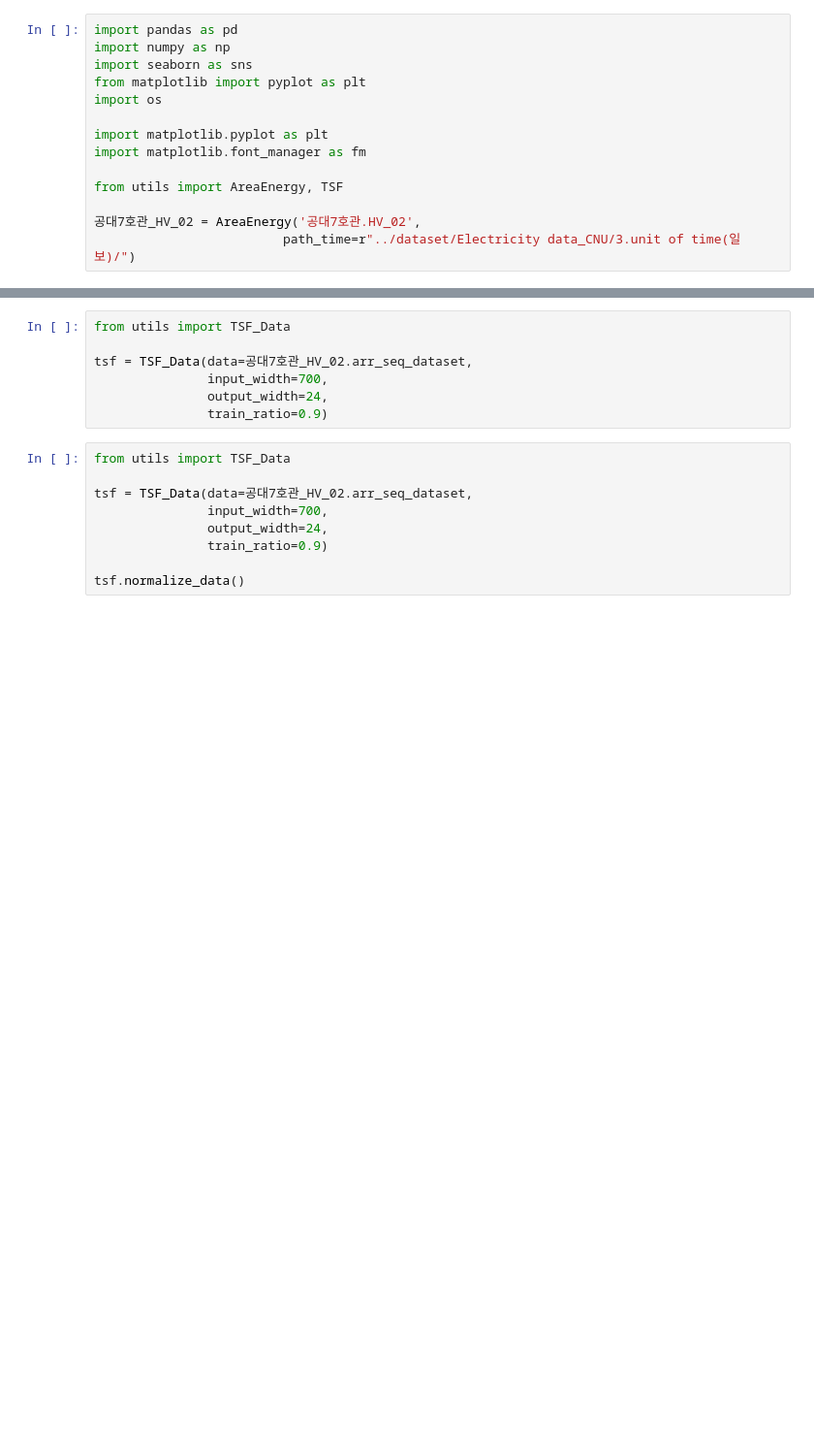
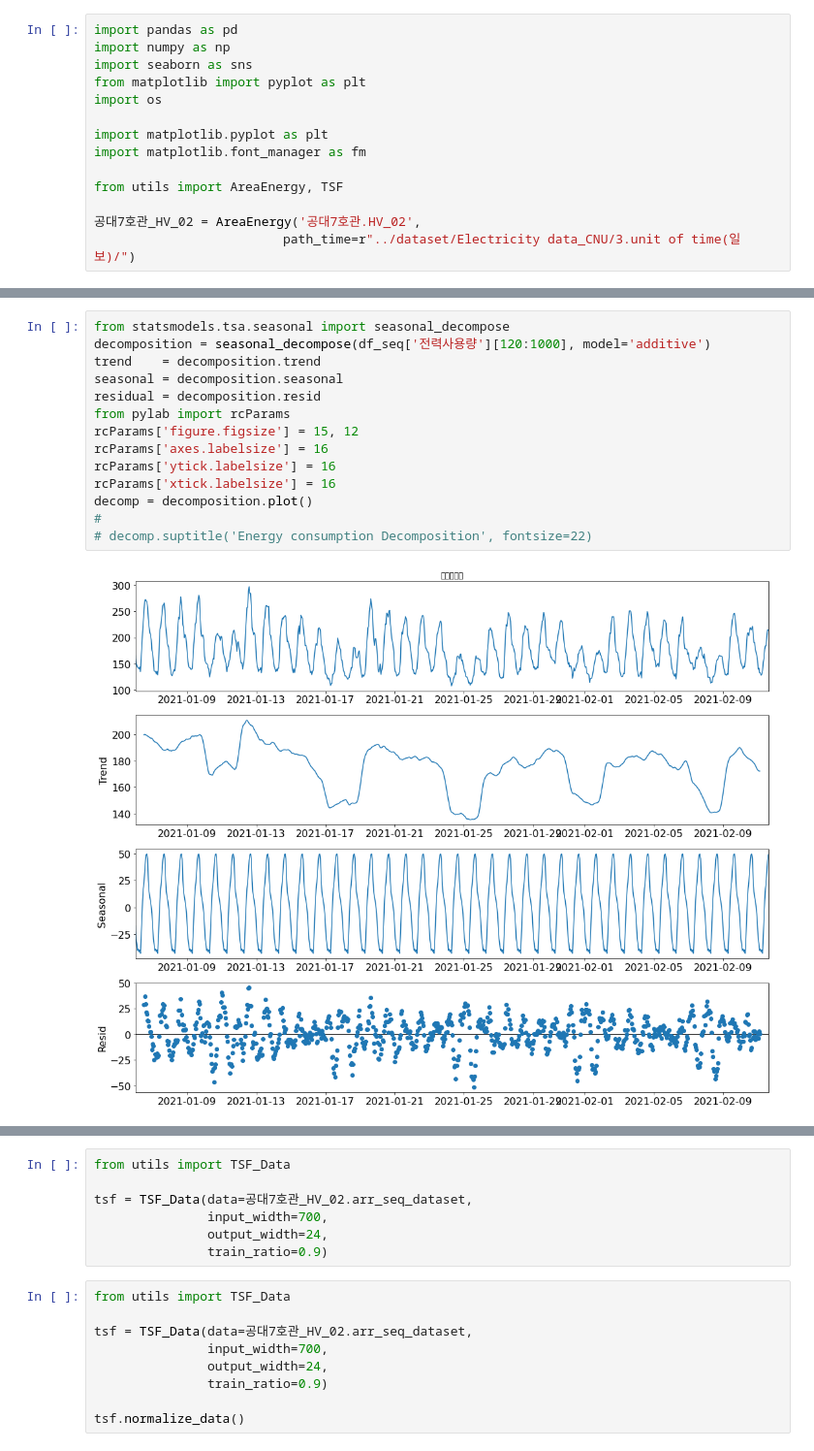
Before and after one commit to andrewlee1807/TSDatasets, a Jupyter notebook: cnu_power_consumption.ipynb, the cells around one changed output, grey strips where cells are left out. Shown at 97% size. Cells and saved outputs as stored; diff of their text form; blank space fills up the shorter version.

```diff
--- a/cnu_power_consumption.ipynb
+++ b/cnu_power_consumption.ipynb
@@ -29,3 +41,19 @@ plt.show()
+# %%
+from statsmodels.tsa.seasonal import seasonal_decompose
+decomposition = seasonal_decompose(df_seq['전력사용량'][120:1000], model='additive')
+trend    = decomposition.trend
+seasonal = decomposition.seasonal
+residual = decomposition.resid
+from pylab import rcParams
+rcParams['figure.figsize'] = 15, 12
+rcParams['axes.labelsize'] = 16
+rcParams['ytick.labelsize'] = 16
+rcParams['xtick.labelsize'] = 16
+decomp = decomposition.plot()
+#
+# decomp.suptitle('Energy consumption Decomposition', fontsize=22)
+# %% [output]
+[figure, added]
 # %%
 # input_width = 12
 # label_width = 1
```
Also changed, not shown: parts of 3 cells of this notebook, 2 other files.
